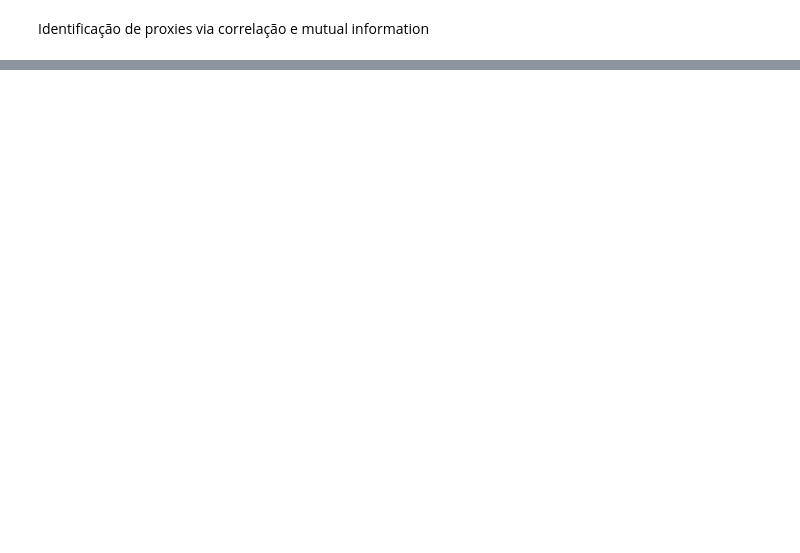
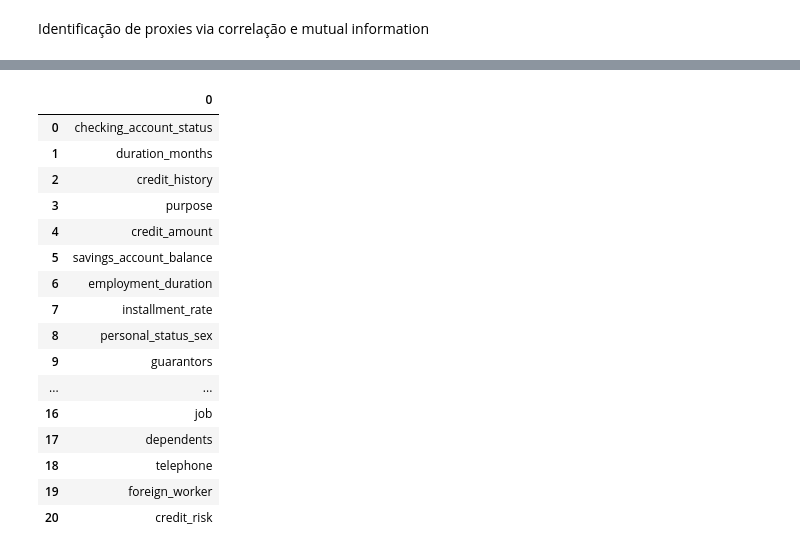
Before and after one commit to JuliaWPereira/fairness, a Jupyter notebook: notebooks/02_bias_exploration.ipynb, the cells around one changed output, grey strips where cells are left out. Drawn from its saved outputs; the diff is of its cells as text; code cells hidden in the pictures; blank space fills up the shorter version.

```diff
--- a/notebooks/02_bias_exploration.ipynb
+++ b/notebooks/02_bias_exploration.ipynb
@@ -256,0 +272,20 @@ dtype: float64
+# %%
+pd.DataFrame(df.columns)
+# %% [output]
+|  | 0 |
+| 0 | checking_account_status |
+| 1 | duration_months |
+| 2 | credit_history |
+| 3 | purpose |
+| 4 | credit_amount |
+| 5 | savings_account_balance |
+| 6 | employment_duration |
+| 7 | installment_rate |
+| 8 | personal_status_sex |
+| 9 | guarantors |
+| ... | ... |
+| 16 | job |
+| 17 | dependents |
+| 18 | telephone |
+| 19 | foreign_worker |
+| 20 | credit_risk |
```
Also changed, not shown: parts of 3 cells of this notebook, 37 other files.
